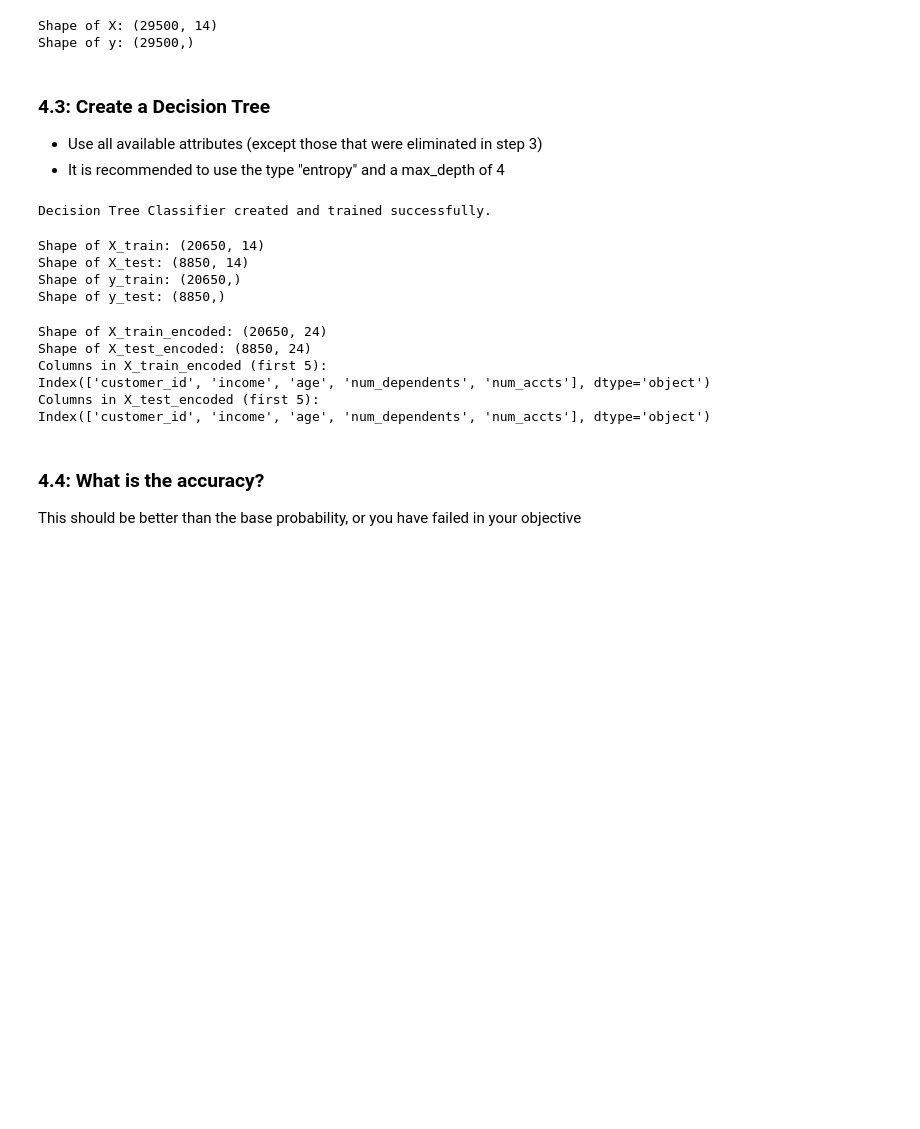
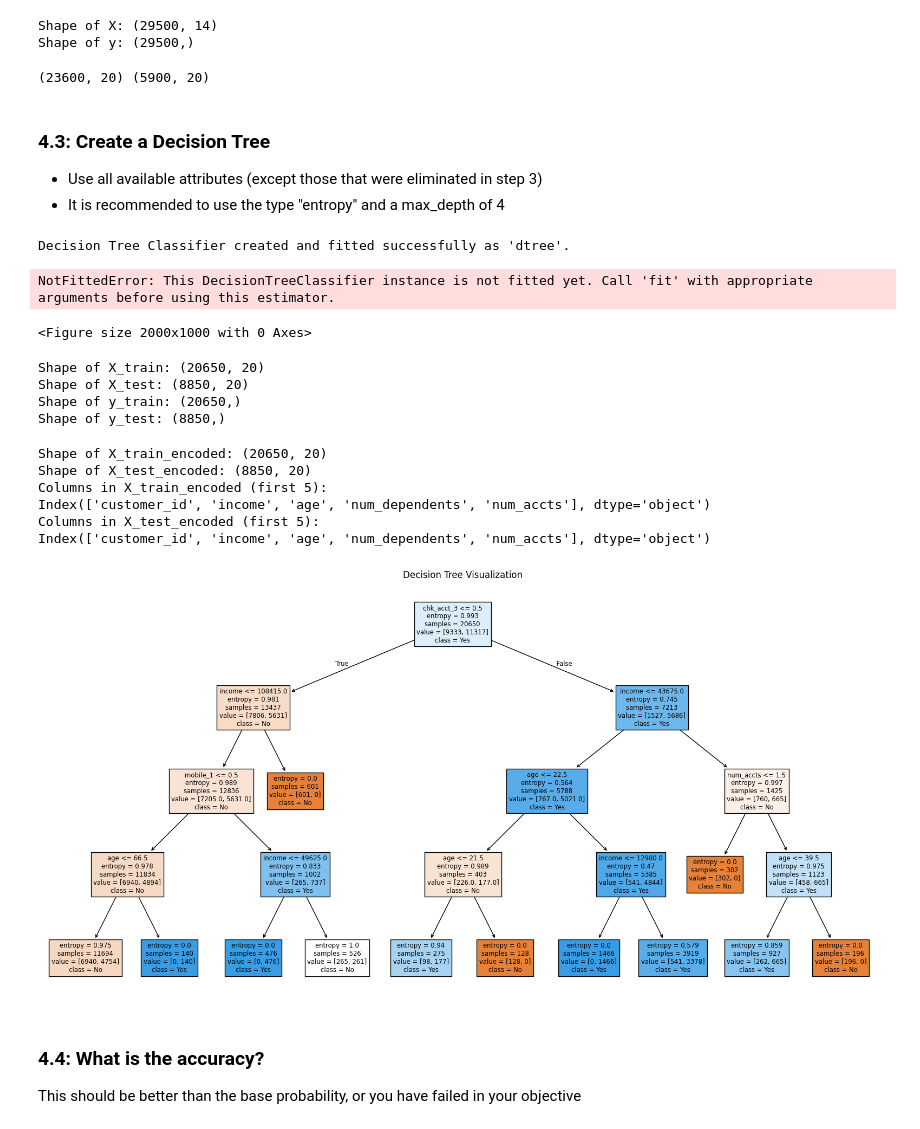
Before and after one commit to NovicePython2004/IS4487, a Jupyter notebook: Assignments/assignment_10_classification.ipynb, the cells around one changed output. Saved outputs shown, nothing was run; the diff lists cells and outputs as text; code cells hidden in the pictures; blank space fills up the shorter version.

```diff
--- a/Assignments/assignment_10_classification.ipynb
+++ b/Assignments/assignment_10_classification.ipynb
@@ -380,6 +380,25 @@ print("Shape of y:", y.shape)
 # %% [output]
 Shape of X: (29500, 14)
 Shape of y: (29500,)
+# %%
+from sklearn.model_selection import train_test_split
+
+# Define X and y (remove leakage columns)
+X = df_clean.drop(['answered', 'product'], axis=1, errors='ignore')
+
+# Convert categorical variables
+X = pd.get_dummies(X, drop_first=True)
+
+y = df_clean['answered']
+
+# Split data
+X_train, X_test, y_train, y_test = train_test_split(
+    X, y, test_size=0.2, random_state=42
+)
+
+print(X_train.shape, X_test.shape)
+# %% [output]
+(23600, 20) (5900, 20)
 # %% [markdown]
 ### 4.3: Create a Decision Tree
 - Use all available attributes (except those that were eliminated in step 3)
@@ -387,15 +406,25 @@ Shape of y: (29500,)
 # %%
 from sklearn.tree import DecisionTreeClassifier
 
-# Initialize the Decision Tree Classifier
+# Create a Decision Tree Classifier
 dtree = DecisionTreeClassifier(criterion='entropy', max_depth=4, random_state=42)
 
-# Train the model
+# Fit the model to the training data using the encoded features
 dtree.fit(X_train_encoded, y_train)
 
-print("Decision Tree Classifier created and trained successfully.")
+print("Decision Tree Classifier created and fitted successfully as 'dtree'.")
 # %% [output]
-Decision Tree Classifier created and trained successfully.
+Decision Tree Classifier created and fitted successfully as 'dtree'.
+# %%
+from sklearn.tree import plot_tree
+import matplotlib.pyplot as plt
+
+plt.figure(figsize=(20,10))
+plot_tree(tree, filled=True, feature_names=X.columns, class_names=['No','Yes'])
+plt.show()
+# %% [output]
+NotFittedError: This DecisionTreeClassifier instance is not fitted yet. Call 'fit' with appropriate arguments before using this estimator.
+<Figure size 2000x1000 with 0 Axes>
 # %%
 from sklearn.model_selection import train_test_split
 
@@ -406,8 +435,8 @@ print("Shape of X_test:", X_test.shape)
 print("Shape of y_train:", y_train.shape)
 print("Shape of y_test:", y_test.shape)
 # %% [output]
-Shape of X_train: (20650, 14)
-Shape of X_test: (8850, 14)
+Shape of X_train: (20650, 20)
+Shape of X_test: (8850, 20)
 Shape of y_train: (20650,)
 Shape of y_test: (8850,)
 # %%
@@ -429,12 +458,23 @@ print(X_train_encoded.columns[:5])
 print("Columns in X_test_encoded (first 5):")
 print(X_test_encoded.columns[:5])
 # %% [output]
-Shape of X_train_encoded: (20650, 24)
-Shape of X_test_encoded: (8850, 24)
+Shape of X_train_encoded: (20650, 20)
+Shape of X_test_encoded: (8850, 20)
 Columns in X_train_encoded (first 5):
 Index(['customer_id', 'income', 'age', 'num_dependents', 'num_accts'], dtype='object')
 Columns in X_test_encoded (first 5):
 Index(['customer_id', 'income', 'age', 'num_dependents', 'num_accts'], dtype='object')
+# %%
+from sklearn.tree import plot_tree
+import matplotlib.pyplot as plt
+
+plt.figure(figsize=(20,10))
+# Use 'dtree' instead of 'tree' and X_train_encoded.columns for feature names
+plot_tree(dtree, filled=True, feature_names=X_train_encoded.columns, class_names=['No','Yes'])
+plt.title('Decision Tree Visualization')
+plt.show()
+# %% [output]
+[figure, added]
 # %% [markdown]
 ### 4.4: What is the accuracy?
 
```
Also changed, not shown: parts of 21 cells of this notebook.
